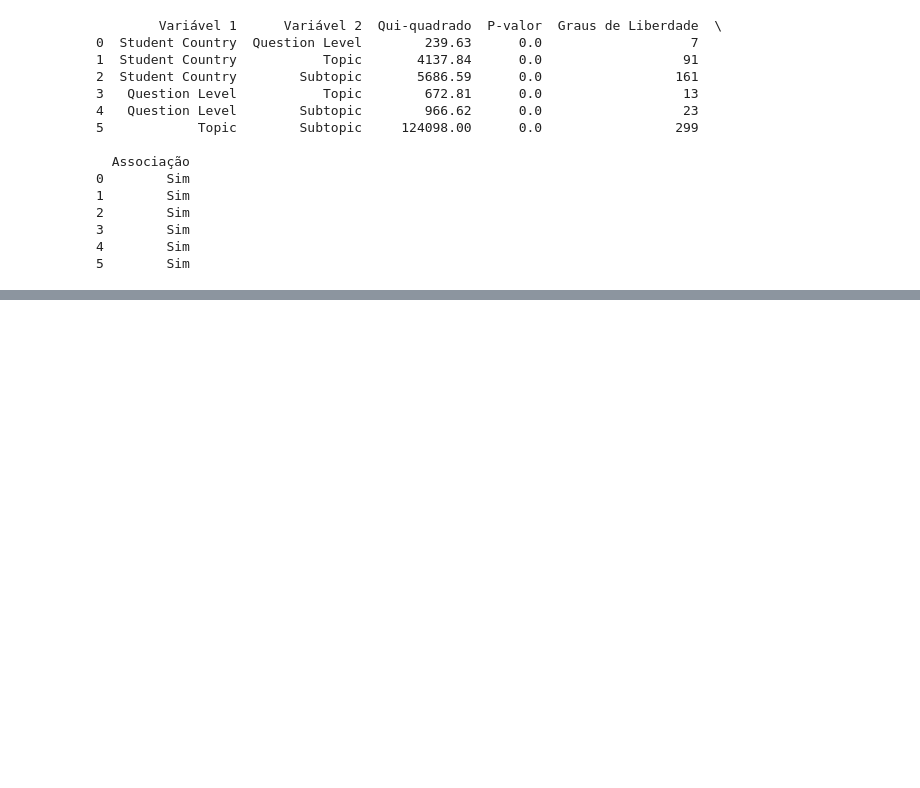
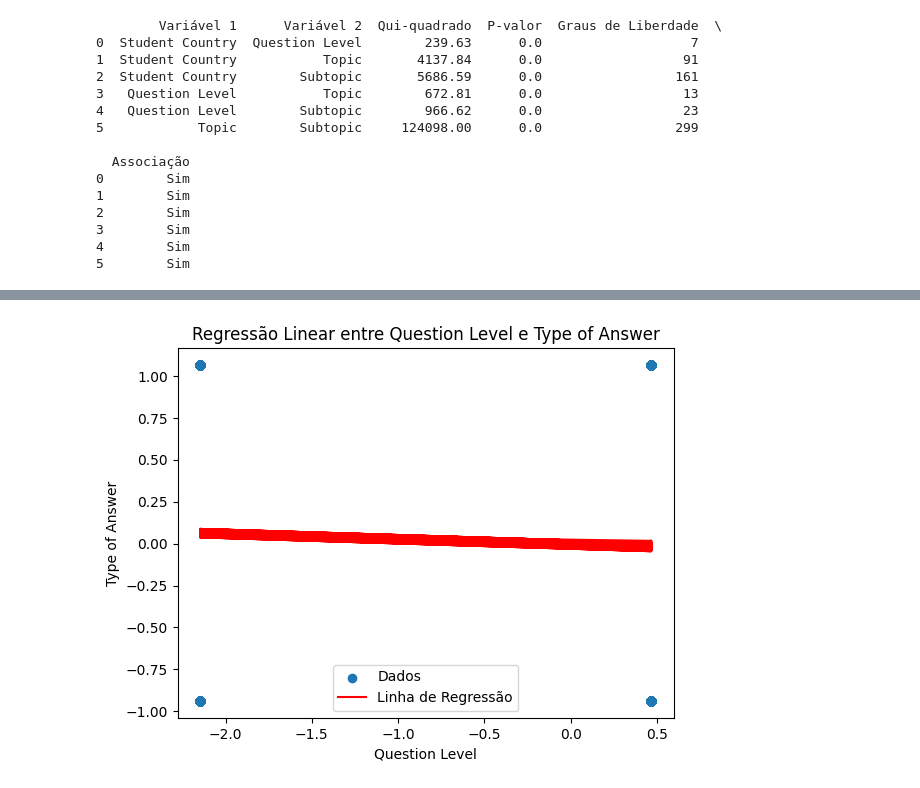
Before and after one commit to rychard-coder/-Trabalho_SAD-, a Jupyter notebook: Trabalho_SAD.ipynb, the cells around one changed output, grey strips where cells are left out. Cells and saved outputs as stored; diff of their text form; code cells hidden in the pictures; blank space fills up the shorter version.

```diff
--- a/Trabalho_SAD.ipynb
+++ b/Trabalho_SAD.ipynb
@@ -366,0 +624,96 @@ print(tabela_resultados)
+# %%
+import pandas as pd
+import seaborn as sbn
+import matplotlib.pyplot as plt
+import statsmodels.api as sm
+import numpy as np
+from sklearn.preprocessing import StandardScaler, LabelEncoder
+from sklearn.model_selection import train_test_split
+from google.colab import drive
+import os
+
+# Montar o Google Drive
+drive.mount('/content/drive', force_remount=True)
+
+# Caminho para o arquivo CSV no Google Drive
+file_path = '/content/drive/MyDrive/SAD/Base_SAD.csv'
+
+# Ler o arquivo CSV em um DataFrame
+df = pd.read_csv(file_path, delimiter=';', encoding='latin1', on_bad_lines='skip')
+
+# Diagnóstico inicial
+print(df.head(10))
+print("Número de linhas e colunas:", df.shape)
+print("Tamanho do arquivo (KB):", os.path.getsize(file_path) / 1024)
+df.info()
+
+# Verificar se as colunas necessárias estão no DataFrame
+print("\nColunas disponíveis:", df.columns)
+
+# Lidar com valores faltantes
+for coluna in df.columns:
+    if df[coluna].dtype in ['int64', 'float64']:
+        df[coluna] = df[coluna].fillna(df[coluna].median())
+    elif df[coluna].dtype == 'object':
+        df[coluna] = df[coluna].fillna(df[coluna].mode()[0])
+
+# Converter variáveis categóricas para numéricas
+label_encoders = {}
+for coluna in df.select_dtypes(include=['object']).columns:
+    df[coluna] = df[coluna].astype(str)
+    le = LabelEncoder()
+    df[coluna] = le.fit_transform(df[coluna])
+    label_encoders[coluna] = le
+
+# Normalizar variáveis numéricas
+scaler = StandardScaler()
+df[df.select_dtypes(include=['int64', 'float64']).columns] = scaler.fit_transform(df.select_dtypes(include=['int64', 'float64']))
+
+# Selecionar as variáveis de interesse para a regressão
+if {'Question Level', 'Topic', 'Subtopic', 'Type of Answer'}.issubset(df.columns):
+    X = df[['Question Level', 'Topic', 'Subtopic']]
+    y = df['Type of Answer']
+
+    # Converter os dados para numérico, se necessário
+    X = X.apply(pd.to_numeric, errors='coerce')
+    y = pd.to_numeric(y, errors='coerce')
+
+    # Criar um DataFrame alinhado e remover valores NaN
+    df_reg = pd.concat([X, y], axis=1).dropna()
+    X = df_reg[['Question Level', 'Topic', 'Subtopic']]
+    y = df_reg['Type of Answer']
+
+    # Adicionar uma constante para o modelo
+    X = sm.add_constant(X)
+
+    # Ajustar o modelo de regressão linear
+    model = sm.OLS(y, X).fit()
+
+    # Exibir o resumo do modelo
+    print(model.summary())
+
+    # Plotar os dados e a linha de regressão para Question Level
+    plt.scatter(df_reg['Question Level'], df_reg['Type of Answer'], label='Dados')
+    plt.plot(df_reg['Question Level'], model.predict(X), color='red', label='Linha de Regressão')
+    plt.xlabel('Question Level')
+    plt.ylabel('Type of Answer')
+    plt.title('Regressão Linear entre Question Level e Type of Answer')
+    plt.legend()
+    plt.show()
+
+    # Exibir a hipótese de regressão
+    print("\nHIPÓTESES DE REGRESSÃO (PREVISÃO DO DESEMPENHO)")
+    print("Hipótese: O nível da questão e o tópico abordado influenciam significativamente a taxa de acertos dos alunos.")
+    print("Variável Dependente (Y): Percentual de acertos dos alunos, representado por Taxa de Acertos.")
+    print("Variáveis Independentes (X):")
+    print("- Question Level (Nível da questão: Básico ou Avançado)")
+    print("- Topic (Tópico abordado na questão: Estatística, Álgebra, etc.)")
+    print("- Subtopic (Subtópico específico: Gráficos, Limites, Derivadas, etc.)")
+    print("Justificativa: A ideia central é que tanto o nível de complexidade das questões (básico ou avançado) quanto os tópicos abordados impactam diretamente a performance dos alunos.")
+    print("A relação entre essas variáveis pode ser modelada por meio de uma regressão, permitindo prever a taxa de acertos com base nessas características.")
+    print("Esse tipo de análise é importante para identificar quais fatores são mais determinantes para o desempenho dos alunos em questões específicas de matemática.")
+    print("\nModelo Sugerido: Regressão Linear ou Regressão Logística")
+    print("Objetivo do Modelo: Prever a taxa de acertos dos alunos com base nas variáveis explicativas, proporcionando insights sobre a relação entre a dificuldade da questão e o tema abordado.")
+else:
+    print("As colunas necessárias para a análise não foram encontradas no DataFrame.")
+# %% [output]
@@ -366,0 +737 @@ print(tabela_resultados)
+[figure, added]
```
Also changed, not shown: parts of 8 cells of this notebook.
